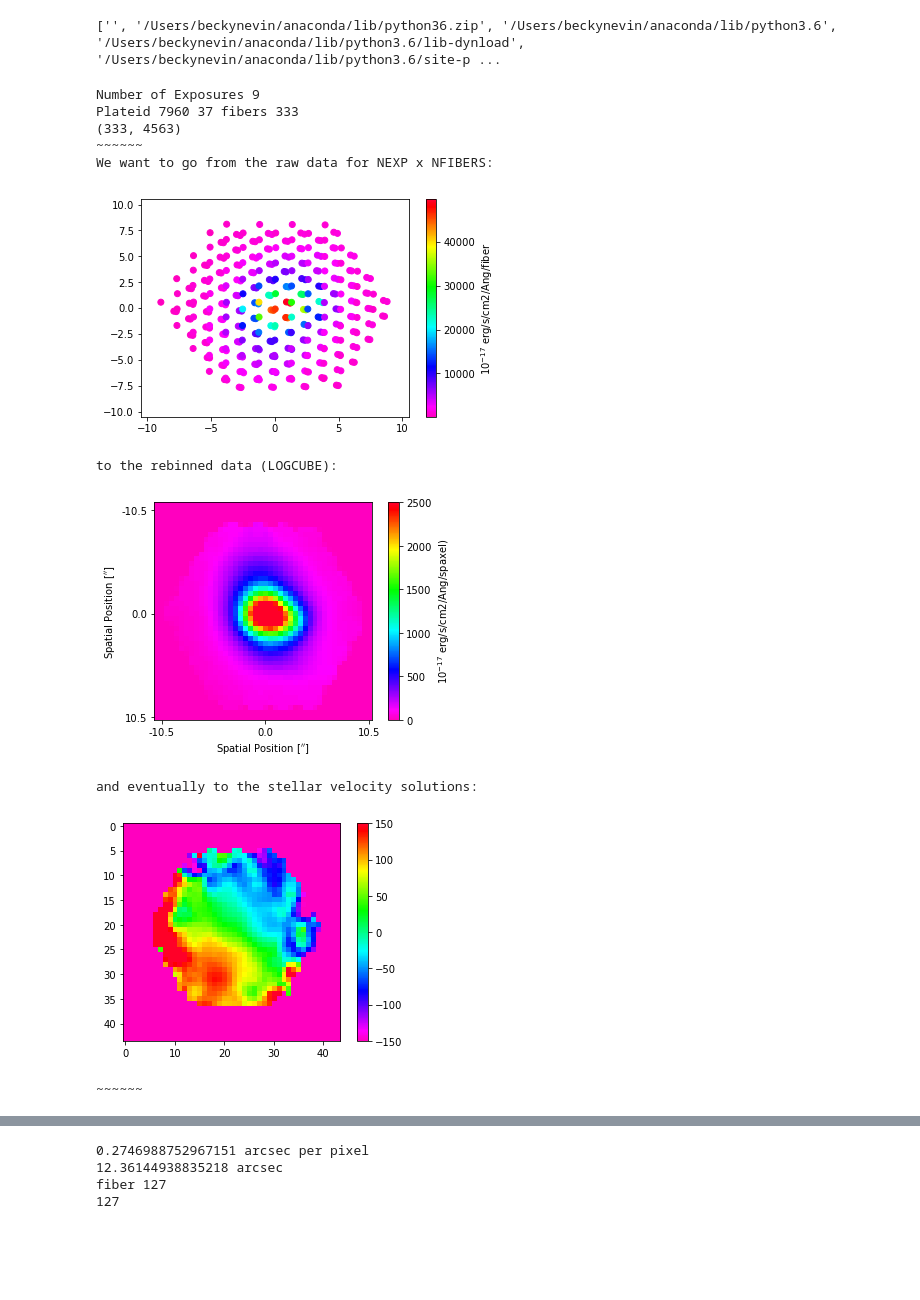
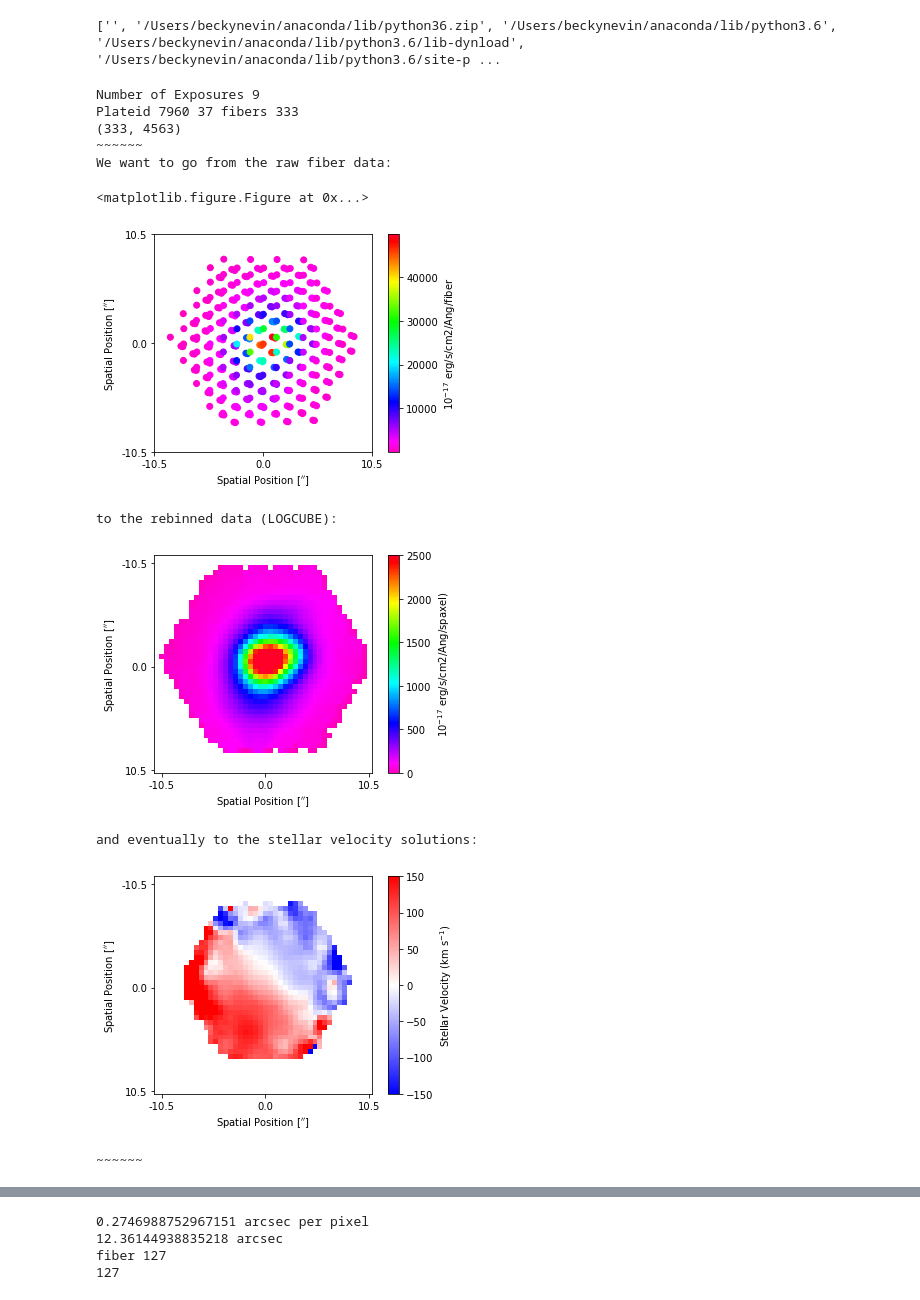
Before and after one commit to beckynevin/imaging_identification_mergers, a Jupyter notebook: Kin_test_manga.ipynb, the cells around one changed output, grey strips where cells are left out. Drawn from its saved outputs; the diff is of its cells as text; code cells hidden in the pictures; blank space fills up the shorter version.

```diff
--- a/Kin_test_manga.ipynb
+++ b/Kin_test_manga.ipynb
@@ -155,50 +155,79 @@ for i in range(37*9):
     xs.append(rss['XPOS'].data[i,0])
     ys.append(rss['YPOS'].data[i,0])
     summed_flux_per_fiber.append(np.sum(rss['FLUX'].data[i,:]))
+plt.clf()
 
 print('~~~~~~')
-print('We want to go from the raw data for NEXP x NFIBERS:')
-plt.scatter(xs,ys,c=summed_flux_per_fiber, cmap='gist_rainbow_r')
+print('We want to go from the raw fiber data:')
+
+fig=plt.figure()
+ax1=fig.add_subplot(111,aspect='equal')
+im1=ax1.scatter(xs,ys,c=summed_flux_per_fiber, cmap='gist_rainbow_r')
 plt.xlim([-10.5,10.5])
 plt.ylim([-10.5,10.5])
-plt.colorbar(label=r'10$^{-17}$ erg/s/cm2/Ang/fiber')
+length=shape(np.sum(logcube['FLUX'].data, axis=0))[0]
+yticks=[1 ,length/2    ,length-1]
+ylabels=[round((x-length/2)*0.5,1) for x in yticks]
+
+ax1.set_yticks(ylabels)
+ax1.set_yticklabels(ylabels)
+ax1.set_xticks(ylabels)
+ax1.set_xticklabels(ylabels)
+ax1.set_ylabel(r'Spatial Position [$^{\prime \prime}$]')
+ax1.set_xlabel(r'Spatial Position [$^{\prime \prime}$]')
+cbar1=plt.colorbar(im1,label=r'10$^{-17}$ erg/s/cm2/Ang/fiber')
+
 plt.show()
 
 print('to the rebinned data (LOGCUBE):')
+
 fig=plt.figure()
 ax1=fig.add_subplot(111)
+sum_data=np.sum(logcube['FLUX'].data, axis=0)
+mask=ma.masked_where(sum_data==0, sum_data)
 
-im1=ax1.imshow(np.sum(logcube['FLUX'].data, axis=0), vmin=0, vmax=2500,cmap='gist_rainbow_r')#norm=LogNorm(vmin=1, vmax=3500)
+im1=ax1.imshow(np.flipud(mask), vmin=0, vmax=2500,cmap='gist_rainbow_r')#norm=LogNorm(vmin=1, vmax=3500)
 cbar1=plt.colorbar(im1,label=r'10$^{-17}$ erg/s/cm2/Ang/spaxel)')
 length=shape(np.sum(logcube['FLUX'].data, axis=0))[0]
 
 yticks=[1 ,length/2    ,length-1]
 ylabels=[round((x-length/2)*0.5,1) for x in yticks]
 ax1.set_yticks(yticks)
 ax1.set_yticklabels(ylabels)
 ax1.set_xticks(yticks)
 ax1.set_xticklabels(ylabels)
 ax1.set_ylabel(r'Spatial Position [$^{\prime \prime}$]')
 ax1.set_xlabel(r'Spatial Position [$^{\prime \prime}$]')
 plt.show()
 
 print('and eventually to the stellar velocity solutions:')
 
-
-plt.imshow(np.flipud(spec_check['STELLAR_VEL'].data), cmap='gist_rainbow_r',vmin=-150, vmax=150)
-plt.colorbar()
+fig=plt.figure()
+ax1=fig.add_subplot(111)
+mask=ma.masked_where(np.flipud(spec_check['STELLAR_VEL'].data)<-1000, np.flipud(spec_check['STELLAR_VEL'].data))
+im1=ax1.imshow(mask, cmap='bwr',vmin=-150, vmax=150)
+cbar1=plt.colorbar(im1,label=r'Stellar Velocity (km s$^{-1}$)')
+yticks=[1 ,length/2    ,length-1]
+ylabels=[round((x-length/2)*0.5,1) for x in yticks]
+ax1.set_yticks(yticks)
+ax1.set_yticklabels(ylabels)
+ax1.set_xticks(yticks)
+ax1.set_xticklabels(ylabels)
+ax1.set_ylabel(r'Spatial Position [$^{\prime \prime}$]')
+ax1.set_xlabel(r'Spatial Position [$^{\prime \prime}$]')
 plt.show()
 
 print('~~~~~~')
 # %% [output]
 Number of Exposures 9
 Plateid 7960 37 fibers 333
 (333, 4563)
 ~~~~~~
-We want to go from the raw data for NEXP x NFIBERS:
+We want to go from the raw fiber data:
+<matplotlib.figure.Figure at 0x...>
-[figure, old version]
+[figure, new version]
-to the rebinned data (LOGCUBE):
+to the rebinned data (LOGCUBE):
-[figure, old version]
+[figure, new version]
-and eventually to the stellar velocity solutions:
+and eventually to the stellar velocity solutions:
-[figure, old version]
+[figure, new version]
-~~~~~~
+~~~~~~
```
Also changed, not shown: parts of 5 cells of this notebook.
